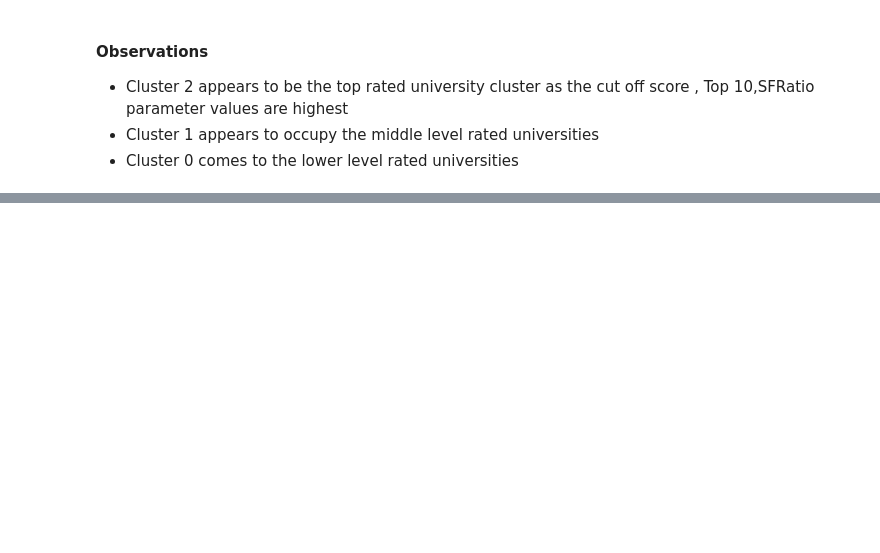
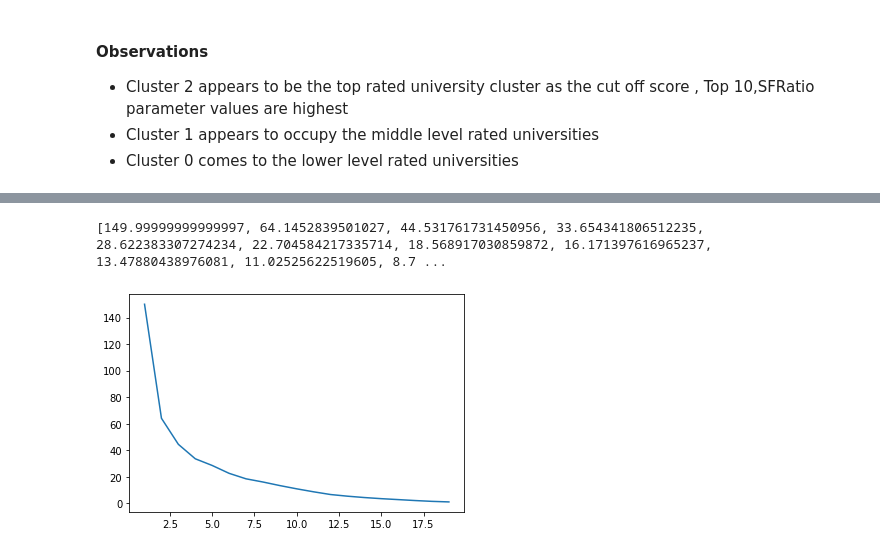
Before and after one commit to AbhinavAlluvada/DevProgram, a Jupyter notebook: KMeans.ipynb, the cells around one changed output, grey strips where cells are left out. Saved outputs shown, nothing was run; the diff lists cells and outputs as text; code cells hidden in the pictures; blank space fills up the shorter version.

```diff
--- a/KMeans.ipynb
+++ b/KMeans.ipynb
@@ -189,9 +188,12 @@ data[data['ClusterId'] == 0]
 # %%
 wcss = []
 for i in range(1,20):
     kmeans = KMeans(n_clusters = i,random_state =0)
     kmeans.fit(val)
     wcss.append(kmeans.inertia_)
 print(wcss)
 plt.plot(range(1,20) , wcss)
-plt.title('Elb'
+plt.show()
+# %% [output]
+[149.99999999999997, 64.1452839501027, 44.531761731450956, 33.654341806512235, 28.622383307274234, 22.704584217335714, 18.568917030859872, 16.171397616965237, 13.47880438976081, 11.02525622519605, 8.7 ...
+[figure, added]
```
Also changed, not shown: parts of 6 cells of this notebook.
